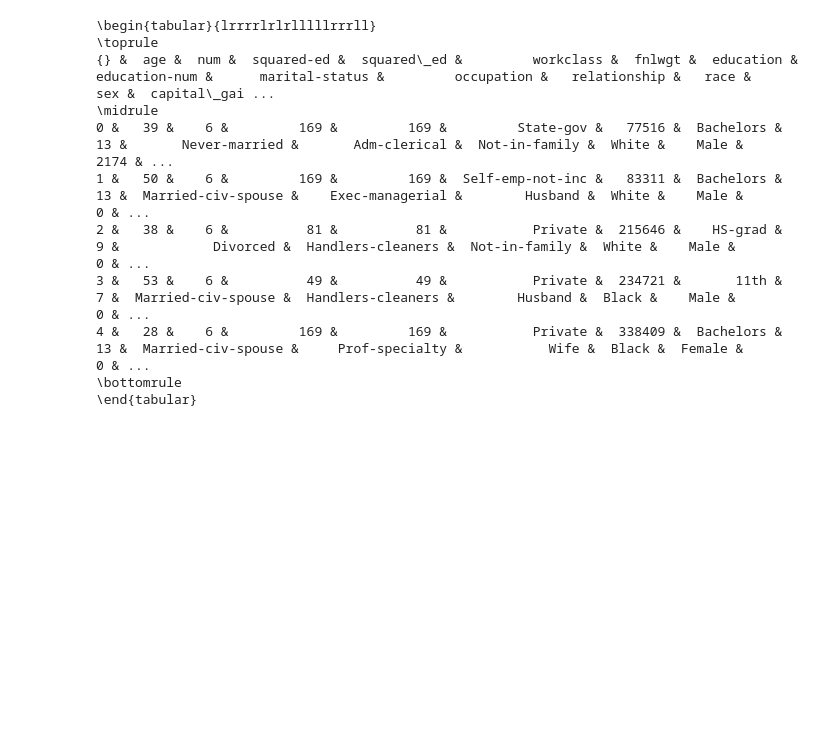
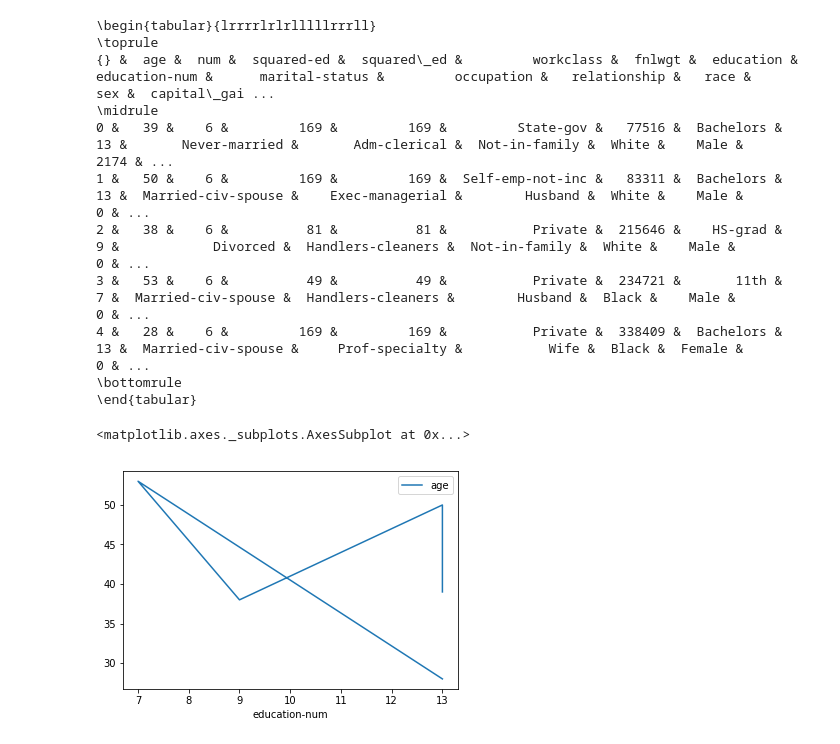
Before and after one commit to jtanderson/COSC-311-Fall2020, a Jupyter notebook: Pandas.ipynb, the cells around one changed output. Saved outputs shown, nothing was run; the diff lists cells and outputs as text; code cells hidden in the pictures; blank space fills up the shorter version.

```diff
--- a/Pandas.ipynb
+++ b/Pandas.ipynb
@@ -654,0 +674,7 @@ print(adults.head().to_latex())
+# %%
+tmp = adults.head()[['education-num', 'age']]
+# %%
+tmp.plot(x='education-num', y='age', kind='line') # bad
+# %% [output]
+<matplotlib.axes._subplots.AxesSubplot at 0x...>
+[figure, added]
```
Also changed, not shown: parts of 5 cells of this notebook, 2 other files.
